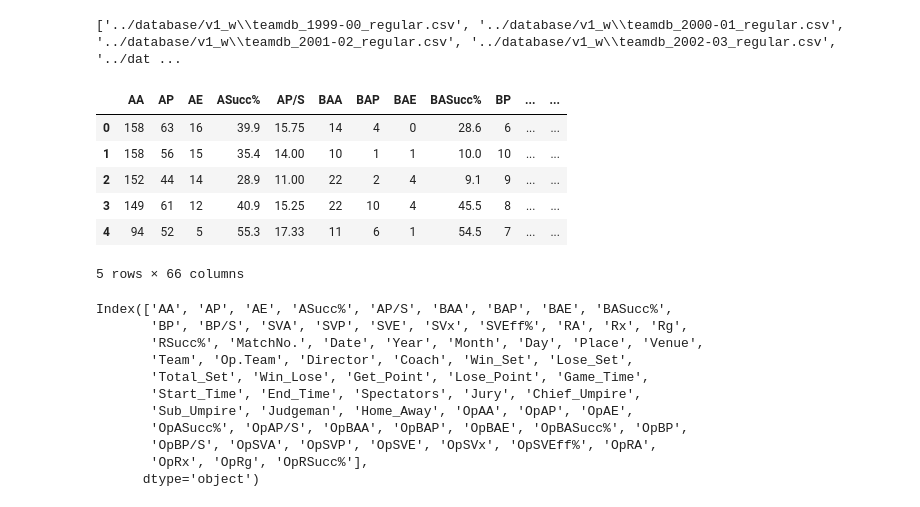
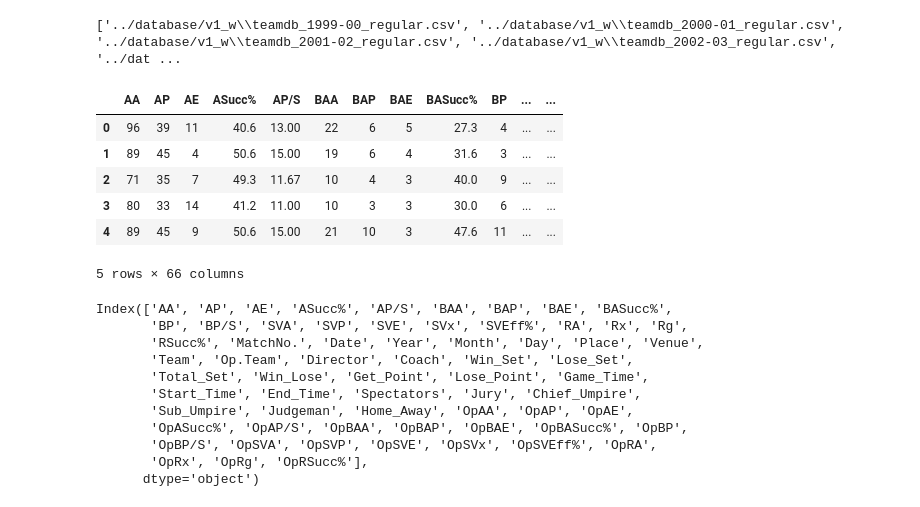
Before and after one commit to vleaguebot-lab/vleague_stats, a Jupyter notebook: graph/detail_data.ipynb, the cells around one changed output. Cells and saved outputs as stored; diff of their text form; code cells hidden in the pictures.

```diff
--- a/graph/detail_data.ipynb
+++ b/graph/detail_data.ipynb
@@ -27,20 +27,20 @@ print(paths)
 # %% [output]
 ['../database/v1_w\\teamdb_1999-00_regular.csv', '../database/v1_w\\teamdb_2000-01_regular.csv', '../database/v1_w\\teamdb_2001-02_regular.csv', '../database/v1_w\\teamdb_2002-03_regular.csv', '../dat ...
 # %%
-division = 'v1_w'
+division = 'v3_m'
 year = '2021-22_regular'
 player_db_path =  '../database/{0}/playerdb_{1}.csv'.format(division,year)
 team_db_path =  '../database/{0}/teamdb_{1}.csv'.format(division,year)
 player_db = pd.read_csv(player_db_path)
 team_db = pd.read_csv(team_db_path)
 team_db.head()
 # %% [output]
 |  | AA | AP | AE | ASucc% | AP/S | BAA | BAP | BAE | BASucc% | BP | ... | ... |
-| 0 | 158 | 63 | 16 | 39.9 | 15.75 | 14 | 4 | 0 | 28.6 | 6 | ... | ... |
-| 1 | 158 | 56 | 15 | 35.4 | 14.00 | 10 | 1 | 1 | 10.0 | 10 | ... | ... |
-| 2 | 152 | 44 | 14 | 28.9 | 11.00 | 22 | 2 | 4 | 9.1 | 9 | ... | ... |
-| 3 | 149 | 61 | 12 | 40.9 | 15.25 | 22 | 10 | 4 | 45.5 | 8 | ... | ... |
-| 4 | 94 | 52 | 5 | 55.3 | 17.33 | 11 | 6 | 1 | 54.5 | 7 | ... | ... |
+| 0 | 96 | 39 | 11 | 40.6 | 13.00 | 22 | 6 | 5 | 27.3 | 4 | ... | ... |
+| 1 | 89 | 45 | 4 | 50.6 | 15.00 | 19 | 6 | 4 | 31.6 | 3 | ... | ... |
+| 2 | 71 | 35 | 7 | 49.3 | 11.67 | 10 | 4 | 3 | 40.0 | 9 | ... | ... |
+| 3 | 80 | 33 | 14 | 41.2 | 11.00 | 10 | 3 | 3 | 30.0 | 6 | ... | ... |
+| 4 | 89 | 45 | 9 | 50.6 | 15.00 | 21 | 10 | 3 | 47.6 | 11 | ... | ... |
 5 rows × 66 columns
 # %%
 team_db.columns
```
Also changed, not shown: parts of 5 cells of this notebook, 1 other file.
